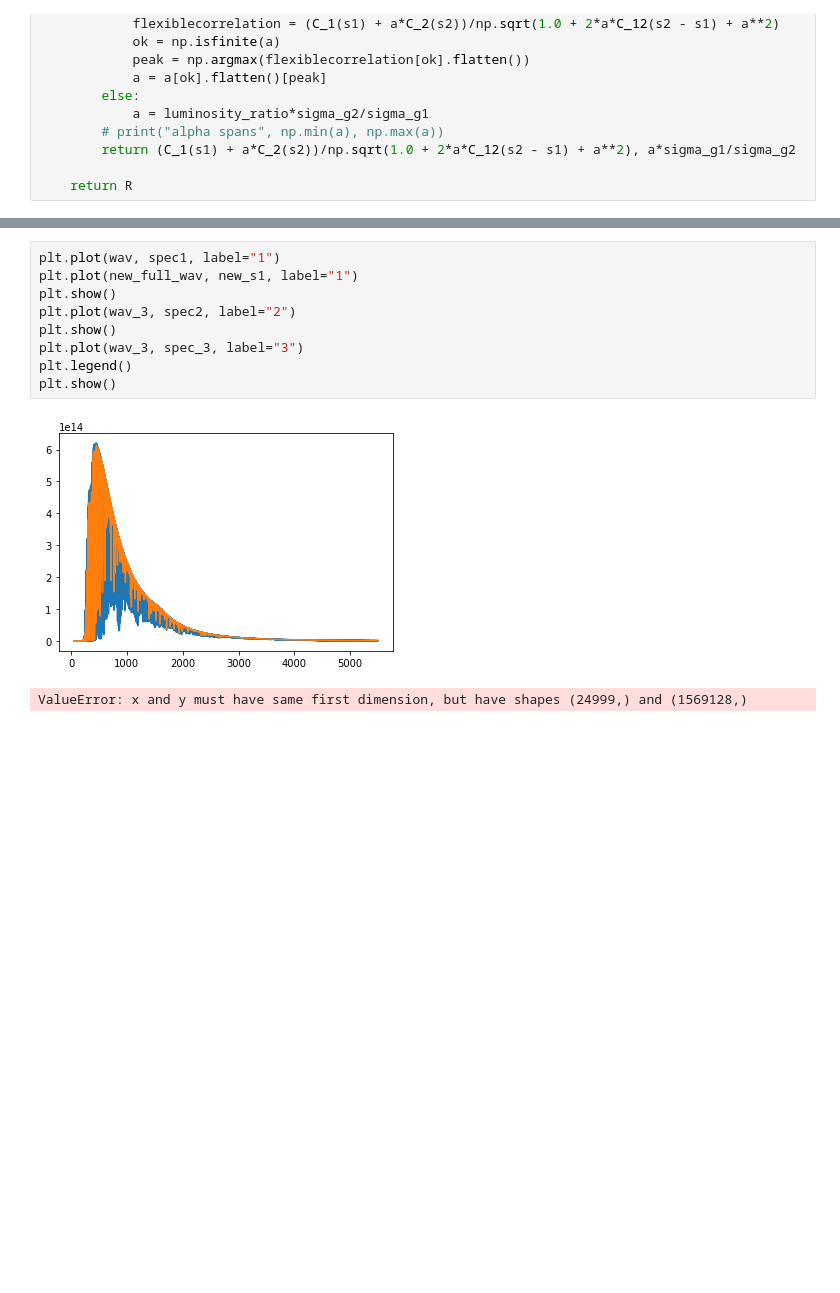
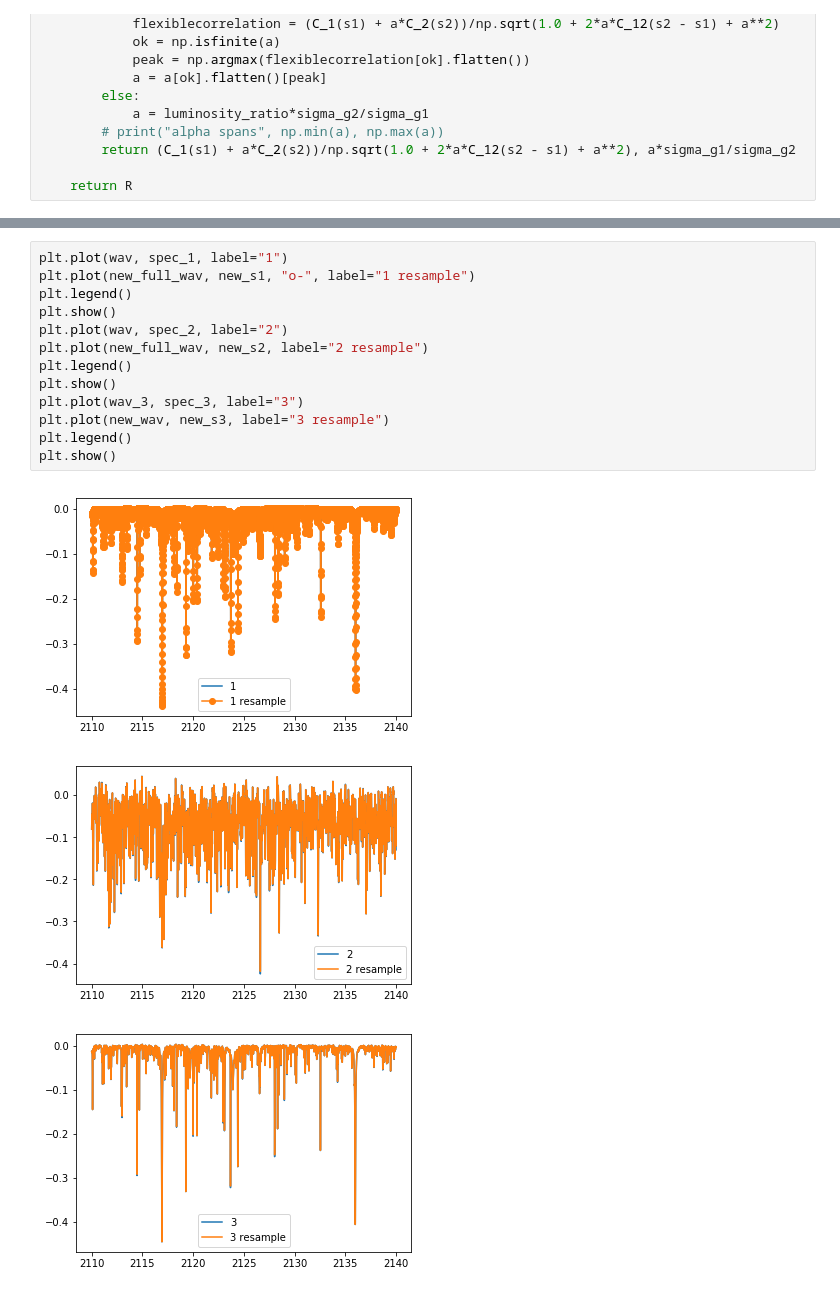
Before and after one commit to jason-neal/companion_simulations, a Jupyter notebook: Notebooks/Try todcorr on simulated obs.ipynb, the cells around one changed output, grey strips where cells are left out. Cells and saved outputs as stored; diff of their text form; blank space fills up the shorter version.

```diff
--- a/Notebooks/Try todcorr on simulated obs.ipynb
+++ b/Notebooks/Try todcorr on simulated obs.ipynb
@@ -117,13 +143,18 @@ new_s3 = np.interp(new_wav, wav_3, spec_3)
 # %%
-plt.plot(wav, spec1, label="1")
-plt.plot(new_full_wav, new_s1, label="1")
+plt.plot(wav, spec_1, label="1")
+plt.plot(new_full_wav, new_s1, "o-", label="1 resample")
+plt.legend()
 plt.show()
-plt.plot(wav_3, spec2, label="2")
+plt.plot(wav, spec_2, label="2")
+plt.plot(new_full_wav, new_s2, label="2 resample")
+plt.legend()
 plt.show()
 plt.plot(wav_3, spec_3, label="3")
+plt.plot(new_wav, new_s3, label="3 resample")
 plt.legend()
 plt.show()
 # %% [output]
-[figure, old version]
+[figure, new version]
-ValueError: x and y must have same first dimension, but have shapes (24999,) and (1569128,)
+[figure, added]
+[figure, added]
 # %%
```
Also changed, not shown: parts of 8 cells of this notebook, 1 other file.
